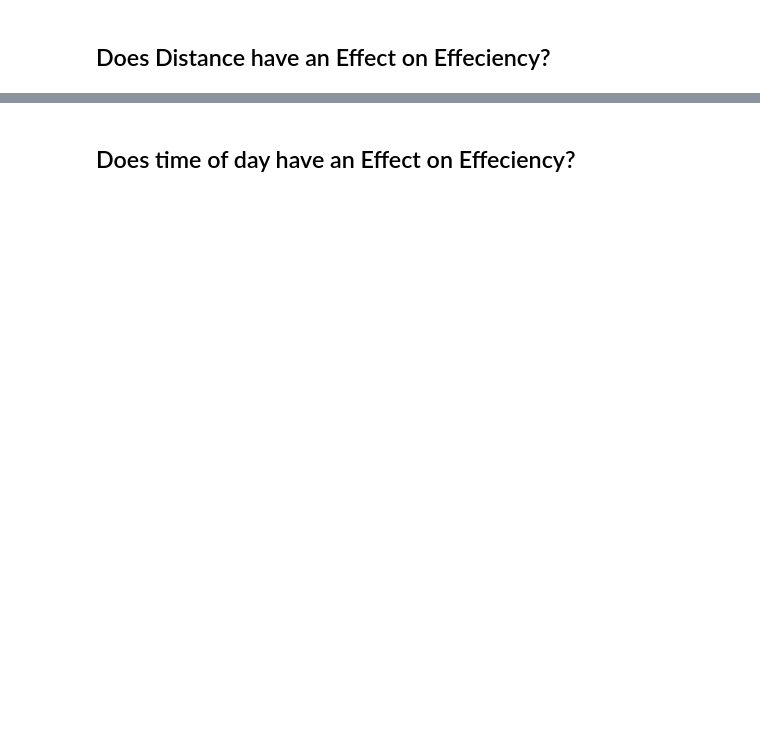
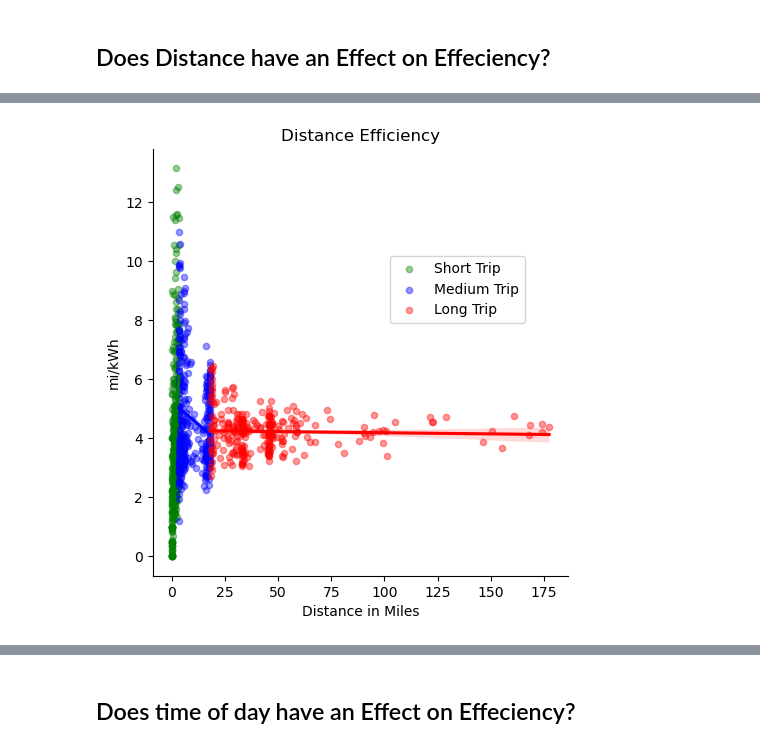
Before and after one commit to schmeeed/python-project-01, a Jupyter notebook: notebooks/01-pda-project-notebook.ipynb, the cells around one changed output, grey strips where cells are left out. Drawn from its saved outputs; the diff is of its cells as text; code cells hidden in the pictures; blank space fills up the shorter version.

```diff
--- a/notebooks/01-pda-project-notebook.ipynb
+++ b/notebooks/01-pda-project-notebook.ipynb
@@ -228,8 +269,16 @@ plt.title('Trips < 3.3mi Effeciency');
 # %%
-sns.lmplot(x='distance', y='mikWh',\
-           data=trips[(trips.mikWh<15)&((trips.distance_desc == 'Long Trip')|(trips.distance_desc == 'Medium Trip'))], hue='distance_desc',\
+g = sns.lmplot(x='distance', y='mikWh',\
+           data=trips[(trips.mikWh<15)&((trips.distance_desc == 'Short Trip')|(trips.distance_desc == 'Long Trip')|(trips.distance_desc == 'Medium Trip'))],\
+           hue='distance_desc',\
            palette = ['green','blue', 'red'], scatter_kws={"s": 20, "alpha":.4})
-plt.title('Trips < 18mi Effeciency');
+
+g._legend.remove()
+plt.legend(title='',bbox_to_anchor=(0.57, .75), loc='upper left', borderaxespad=0)
+plt.title('Distance Efficiency')
+plt.xlabel('Distance in Miles')
+plt.ylabel('mi/kWh');
+# %% [output]
+[figure, added]
 # %%
 g = sns.lmplot(x='distance', y='mikWh', data=trips[trips.mikWh<15],\
                hue='distance_desc', palette = ['green','blue', 'red'], scatter_kws={"s": 20, "alpha":.4})
```
Also changed, not shown: parts of 83 cells of this notebook, 2 other files.
